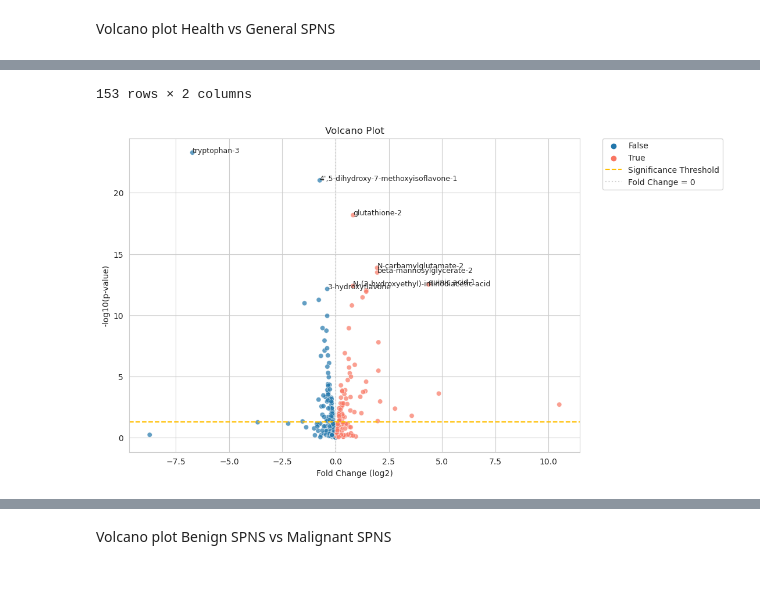
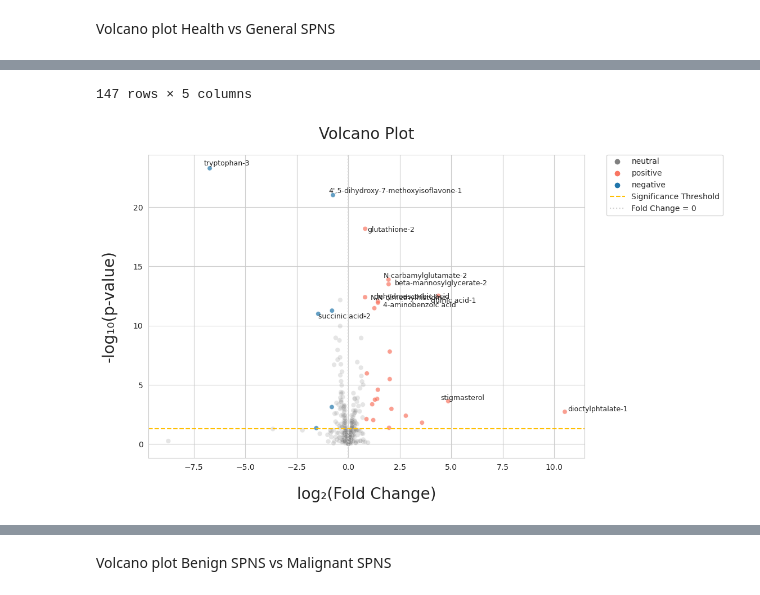
Before and after one commit to MarcoNapoleone/thesis, a Jupyter notebook: notebooks/visualization/ST001937_visualization.ipynb, the cells around one changed output, grey strips where cells are left out. Cells and saved outputs as stored; diff of their text form; code cells hidden in the pictures.

Commit message:
v 2.5 - plots

```diff
--- a/notebooks/visualization/ST001937_visualization.ipynb
+++ b/notebooks/visualization/ST001937_visualization.ipynb
@@ -67,24 +66,42 @@ df_volcano = pd.DataFrame({'fold_change': fold_change, '-log10(p_value)': log_p_
 # Crea il volcano plot
 plt.figure(figsize=(10, 7))
 
+# Marking top metabolites by abs(fold change) and -log10(p-value) filter = df_volcano['-log10(p_value)'] > -np.log10(0.05)
+df_volcano['abs_fold_change'] = abs(df_volcano['fold_change'])
+df_volcano.dropna(inplace=True)
+df_volcano.drop('Phenotypes', axis=0, inplace=True)
+
+df_volcano['sort_score'] = (df_volcano['abs_fold_change'] * 3) + df_volcano['-log10(p_value)']
+
+df_volcano['fold_change_sign'] = df_volcano['fold_change'].apply(
+    lambda x: 'negative' if x < -.7 else 'positive' if x > .8 else 'neutral')
+
+# fold_change_sign if -log10(p_value) > -np.log10(0.05) else 'neutral'
+df_volcano['fold_change_sign'] = df_volcano.apply(
+    lambda x: x['fold_change_sign'] if x['-log10(p_value)'] > -np.log10(0.05) else 'neutral', axis=1)
+
+top_metabolites = df_volcano.sort_values(by=['sort_score'], ascending=False)
+top_metabolites = top_metabolites.loc[top_metabolites['-log10(p_value)'] > -np.log10(0.05)]
+
 #scatter plot with fold change on x-axis and -log10(p-value) on y-axis hue = fold change positive or negative
-sns.scatterplot(x='fold_change', y='-log10(p_value)', data=df_volcano, hue=df_volcano['fold_change'] > 0,
-                palette=palette[:2], alpha=0.7)
-plt.xlabel('Fold Change (log2)')
-plt.ylabel('-log10(p-value)')
-plt.title('Volcano Plot')
+for color, sign in zip(['grey', palette[1], palette[0]], ['neutral', 'positive', 'negative']):
+    sns.scatterplot(x='fold_change', y='-log10(p_value)', data=df_volcano[df_volcano['fold_change_sign'] == sign],
+                    hue='fold_change_sign', palette=[color], alpha=color == 'grey' and 0.2 or 0.7)
+
+plt.xlabel('log\u2082(Fold Change)', fontsize=20, labelpad=20)
+plt.ylabel('-log\u2081\u2080(p-value)', fontsize=20, labelpad=20)
+plt.title('Volcano Plot', fontsize=20, pad=20)
+
 plt.axhline(y=-np.log10(0.05), linestyle='--', label='Significance Threshold', color=palette[2])
 plt.axvline(x=0, linestyle=':', label='Fold Change = 0', color="lightgrey")
-
-# Marking top metabolites by fold change and -log10(p-value) filter = df_volcano['-log10(p_value)'] > -np.log10(0.05)
-top_metabolites = df_volcano.sort_values(by=['-log10(p_value)', 'fold_change'], ascending=False)
-top_metabolites = top_metabolites.loc[top_metabolites['-log10(p_value)'] > -np.log10(0.05)]
-for index, row in top_metabolites.head(10).iterrows():
-    plt.annotate(index, (row['fold_change'], row['-log10(p_value)']), fontsize=9)
+for index, row in top_metabolites.head(12).iterrows():
+    plt.annotate(index,
+                 (row['fold_change'] + np.random.normal(0, 0.3), row['-log10(p_value)'] + np.random.normal(0, 0.3)),
+                 fontsize=9)
 
 #legend out of the plot
 plt.legend(bbox_to_anchor=(1.05, 1), loc=2, borderaxespad=0.)
-plt.savefig(output_directory + "volcano_plot_Health_vs_General_SPNS.png", bbox_inches='tight')
+plt.savefig(output_directory + "volcano_plot_Health_vs_General_SPNS.png", bbox_inches='tight', dpi=300)
 
 top_metabolites
 # %% [output]
@@ -103,4 +120,4 @@ top_metabolites
-153 rows × 2 columns
+147 rows × 5 columns
-[figure, old version]
+[figure, new version]
 # %%
 x = "tryptophan-3"
```
Also changed, not shown: parts of 4 cells of this notebook, 9 other files.
